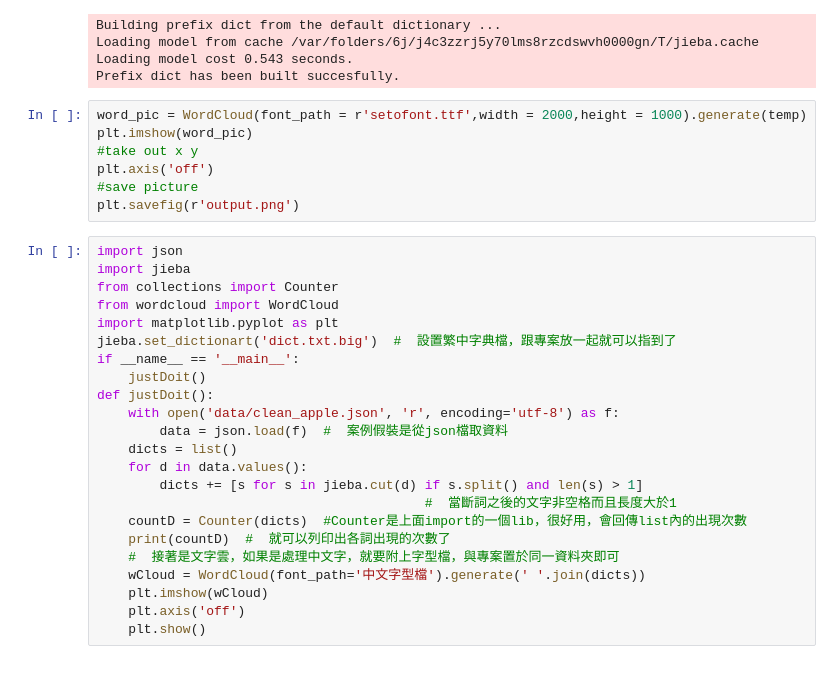
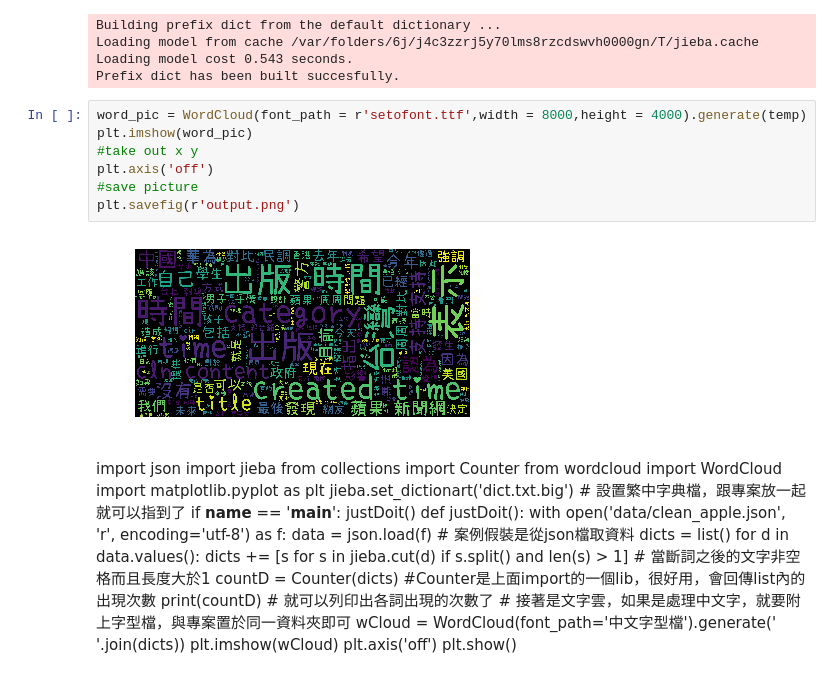
Before and after one commit to YeungSaoIan/107-2-Web-Mining-and-Text-Mining, a Jupyter notebook: webcrawler/appledaily/簡單分析-文字雲.ipynb, the cells around one changed output. Drawn from its saved outputs; the diff is of its cells as text.

```diff
--- a/webcrawler/appledaily/簡單分析-文字雲.ipynb
+++ b/webcrawler/appledaily/簡單分析-文字雲.ipynb
@@ -22,32 +22,34 @@ Loading model from cache /var/folders/6j/j4c3zzrj5y70lms8rzcdswvh0000gn/T/jieba.
 Loading model cost 0.543 seconds.
 Prefix dict has been built succesfully.
 # %%
-word_pic = WordCloud(font_path = r'setofont.ttf',width = 2000,height = 1000).generate(temp)
+word_pic = WordCloud(font_path = r'setofont.ttf',width = 8000,height = 4000).generate(temp)
 plt.imshow(word_pic)
 #take out x y
 plt.axis('off')
 #save picture
 plt.savefig(r'output.png')
+# %% [output]
+[figure, added]
-# %%
-import json
-import jieba
-from collections import Counter
-from wordcloud import WordCloud
-import matplotlib.pyplot as plt
-jieba.set_dictionart('dict.txt.big')  #  設置繁中字典檔，跟專案放一起就可以指到了
-if __name__ == '__main__':
-    justDoit()
-def justDoit():
-    with open('data/clean_apple.json', 'r', encoding='utf-8') as f:
-        data = json.load(f)  #  案例假裝是從json檔取資料
-    dicts = list()
-    for d in data.values():
-        dicts += [s for s in jieba.cut(d) if s.split() and len(s) > 1]
-                                          #  當斷詞之後的文字非空格而且長度大於1
-    countD = Counter(dicts)  #Counter是上面import的一個lib，很好用，會回傳list內的出現次數
-    print(countD)  #  就可以列印出各詞出現的次數了
-    #  接著是文字雲，如果是處理中文字，就要附上字型檔，與專案置於同一資料夾即可
-    wCloud = WordCloud(font_path='中文字型檔').generate(' '.join(dicts))
-    plt.imshow(wCloud)
-    plt.axis('off')
-    plt.show()
+# %% [markdown]
+import json
+import jieba
+from collections import Counter
+from wordcloud import WordCloud
+import matplotlib.pyplot as plt
+jieba.set_dictionart('dict.txt.big')  #  設置繁中字典檔，跟專案放一起就可以指到了
+if __name__ == '__main__':
+    justDoit()
+def justDoit():
+    with open('data/clean_apple.json', 'r', encoding='utf-8') as f:
+        data = json.load(f)  #  案例假裝是從json檔取資料
+    dicts = list()
+    for d in data.values():
+        dicts += [s for s in jieba.cut(d) if s.split() and len(s) > 1]
+                                          #  當斷詞之後的文字非空格而且長度大於1
+    countD = Counter(dicts)  #Counter是上面import的一個lib，很好用，會回傳list內的出現次數
+    print(countD)  #  就可以列印出各詞出現的次數了
+    #  接著是文字雲，如果是處理中文字，就要附上字型檔，與專案置於同一資料夾即可
+    wCloud = WordCloud(font_path='中文字型檔').generate(' '.join(dicts))
+    plt.imshow(wCloud)
+    plt.axis('off')
+    plt.show()
```
Also changed, not shown: 10 other files.
